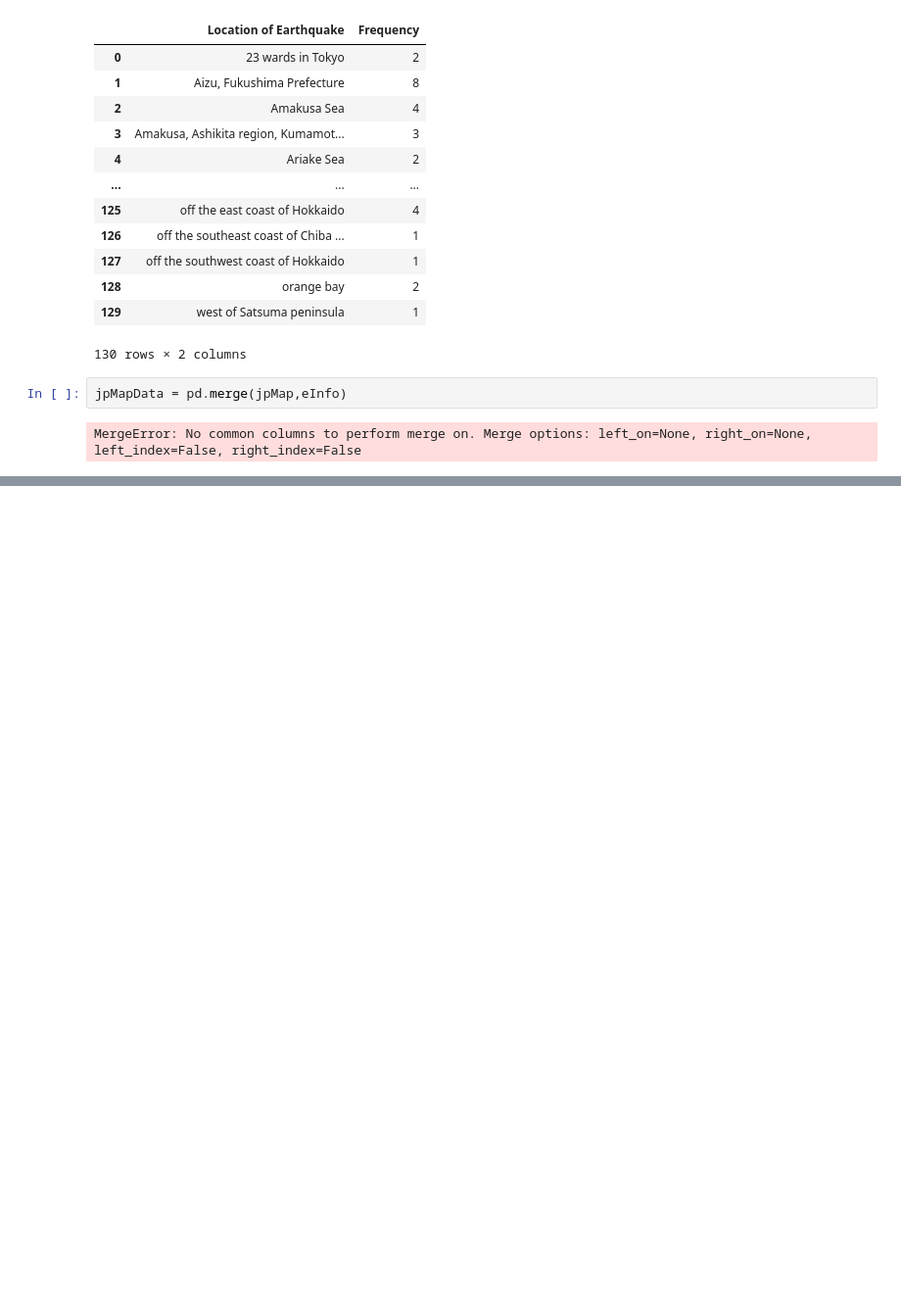
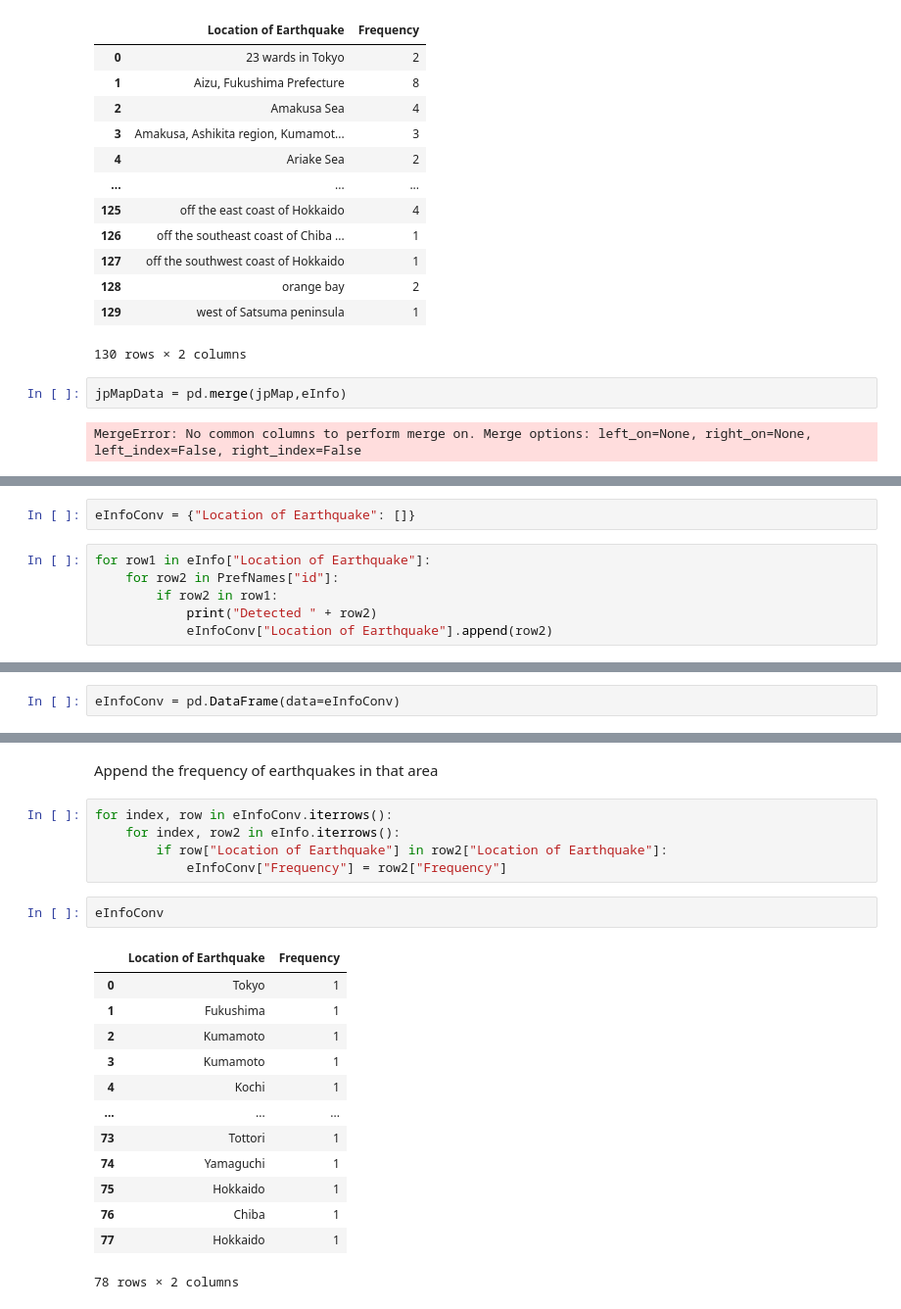
Before and after one commit to TimBWallace/EarthquakePrediction, a Jupyter notebook: RepPref.ipynb, the cells around one changed output, grey strips where cells are left out. Shown at 98% size. Drawn from its saved outputs; the diff is of its cells as text; blank space fills up the shorter version.

```diff
--- a/RepPref.ipynb
+++ b/RepPref.ipynb
@@ -83,0 +156,8 @@ MergeError: No common columns to perform merge on. Merge options: left_on=None,
+# %%
+eInfoConv = {"Location of Earthquake": []}
+# %%
+for row1 in eInfo["Location of Earthquake"]:
+    for row2 in PrefNames["id"]:
+        if row2 in row1:
+            print("Detected " + row2)
+            eInfoConv["Location of Earthquake"].append(row2)
@@ -83,0 +182,2 @@ MergeError: No common columns to perform merge on. Merge options: left_on=None,
+# %%
+eInfoConv = pd.DataFrame(data=eInfoConv)
@@ -83,0 +202,23 @@ MergeError: No common columns to perform merge on. Merge options: left_on=None,
+# %% [markdown]
+Append the frequency of earthquakes in that area
+# %%
+for index, row in eInfoConv.iterrows():
+    for index, row2 in eInfo.iterrows():
+        if row["Location of Earthquake"] in row2["Location of Earthquake"]:
+            eInfoConv["Frequency"] = row2["Frequency"]
+# %%
+eInfoConv
+# %% [output]
+|  | Location of Earthquake | Frequency |
+| 0 | Tokyo | 1 |
+| 1 | Fukushima | 1 |
+| 2 | Kumamoto | 1 |
+| 3 | Kumamoto | 1 |
+| 4 | Kochi | 1 |
+| ... | ... | ... |
+| 73 | Tottori | 1 |
+| 74 | Yamaguchi | 1 |
+| 75 | Hokkaido | 1 |
+| 76 | Chiba | 1 |
+| 77 | Hokkaido | 1 |
+78 rows × 2 columns
```
Also changed, not shown: parts of 12 cells of this notebook, 1 other file.
